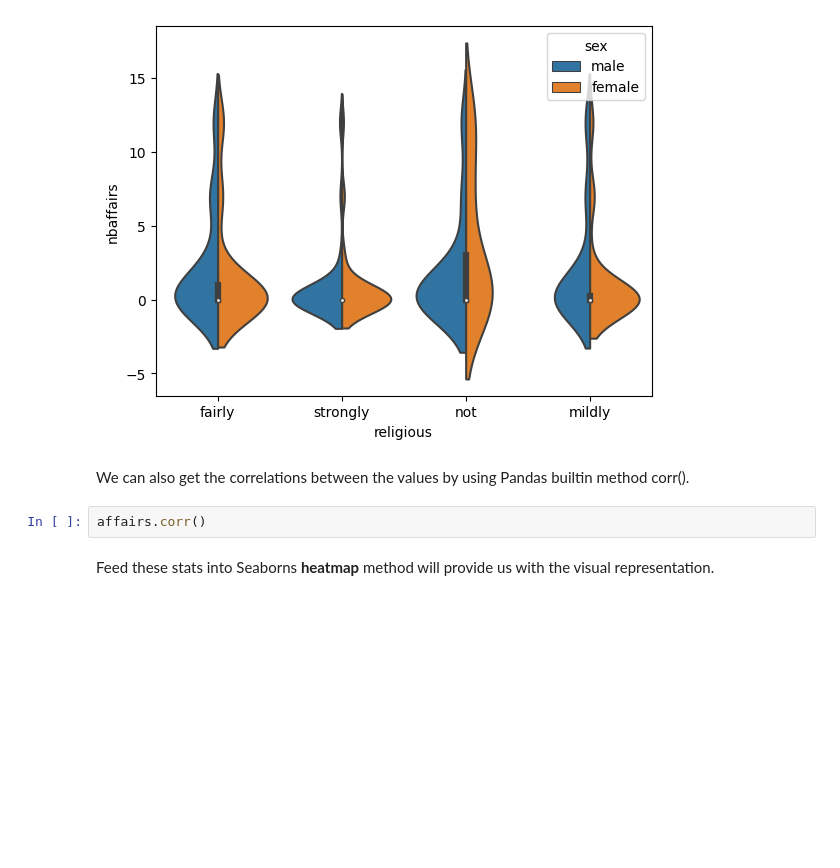
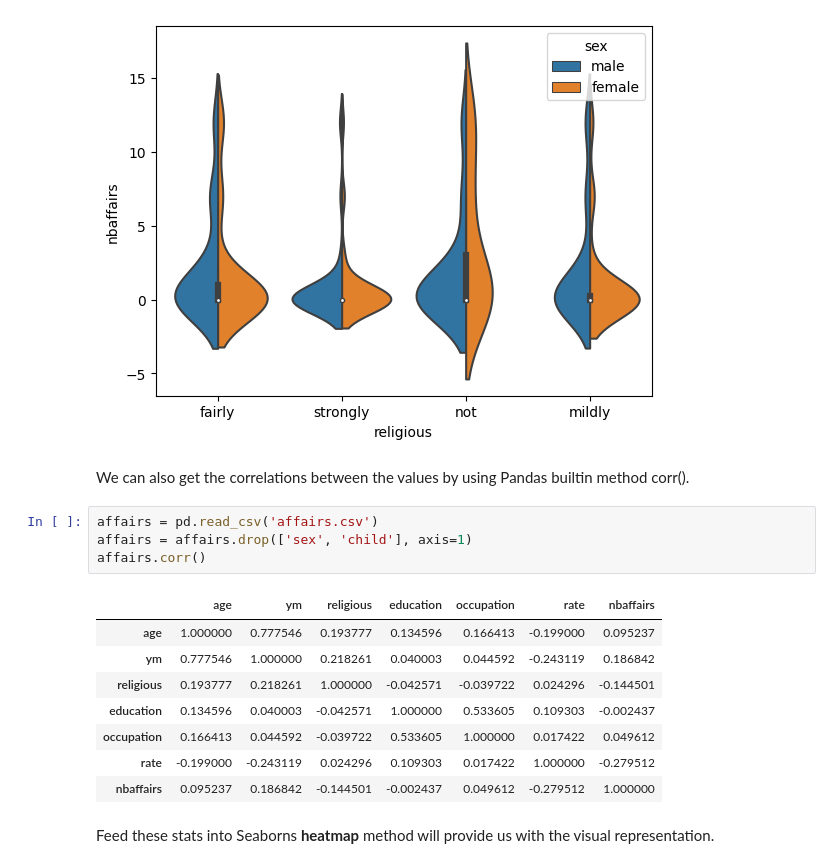
Before and after one commit to HoangMinh153/Data-Analyst, a Jupyter notebook: About_ExtramaritalData/Data_Exploration.ipynb, the cells around one changed output. Cells and saved outputs as stored; diff of their text form; blank space fills up the shorter version.

Commit message:
fixbug(): fix the bug about cant use corr() function to get the correlations between values

```diff
--- a/About_ExtramaritalData/Data_Exploration.ipynb
+++ b/About_ExtramaritalData/Data_Exploration.ipynb
@@ -295,8 +295,19 @@ sns.violinplot(x="religious", y="nbaffairs", hue="sex", data=affairs, split=True
 [figure]
 # %% [markdown]
 We can also get the correlations between the values by using Pandas builtin method corr().
-# %%
-affairs.corr()
+# %%
+affairs = pd.read_csv('affairs.csv')
+affairs = affairs.drop(['sex', 'child'], axis=1)
+affairs.corr()
+# %% [output]
+|  | age | ym | religious | education | occupation | rate | nbaffairs |
+| age | 1.000000 | 0.777546 | 0.193777 | 0.134596 | 0.166413 | -0.199000 | 0.095237 |
+| ym | 0.777546 | 1.000000 | 0.218261 | 0.040003 | 0.044592 | -0.243119 | 0.186842 |
+| religious | 0.193777 | 0.218261 | 1.000000 | -0.042571 | -0.039722 | 0.024296 | -0.144501 |
+| education | 0.134596 | 0.040003 | -0.042571 | 1.000000 | 0.533605 | 0.109303 | -0.002437 |
+| occupation | 0.166413 | 0.044592 | -0.039722 | 0.533605 | 1.000000 | 0.017422 | 0.049612 |
+| rate | -0.199000 | -0.243119 | 0.024296 | 0.109303 | 0.017422 | 1.000000 | -0.279512 |
+| nbaffairs | 0.095237 | 0.186842 | -0.144501 | -0.002437 | 0.049612 | -0.279512 | 1.000000 |
 # %% [markdown]
 Feed these stats into Seaborns **heatmap** method will provide us with the visual representation.
 # %%
```
Also changed, not shown: parts of 3 cells of this notebook.
